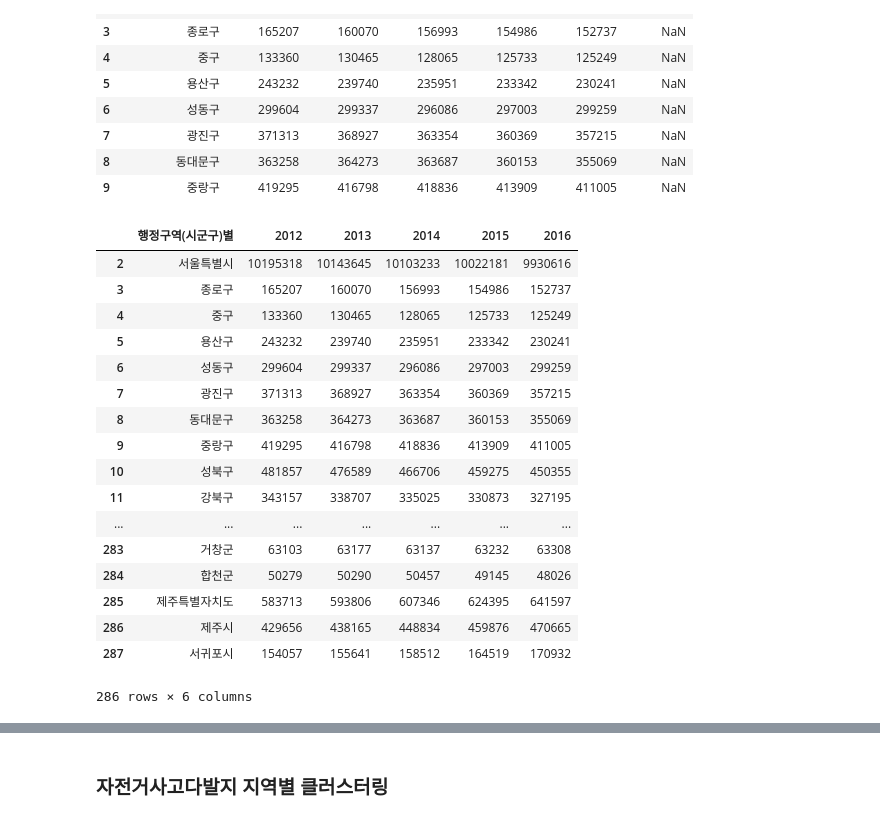
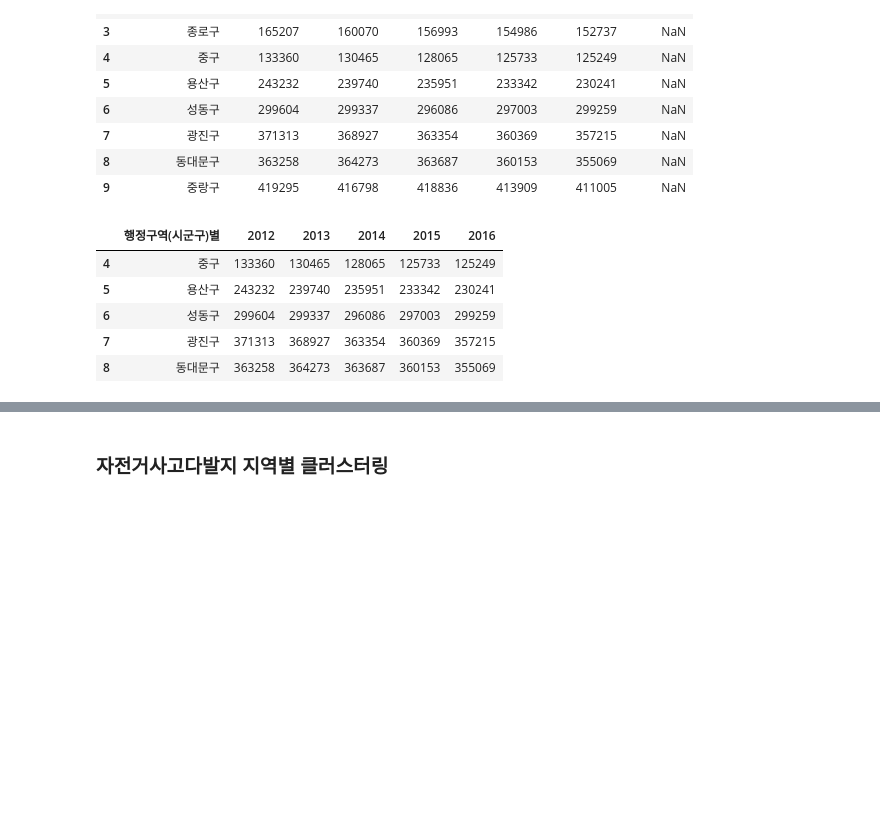
Before and after one commit to parksunwoo/dbs_zero2all, a Jupyter notebook: 9th_week/maps_modeling.ipynb, the cells around one changed output, grey strips where cells are left out. Drawn from its saved outputs; the diff is of its cells as text; code cells hidden in the pictures; blank space fills up the shorter version.

```diff
--- a/9th_week/maps_modeling.ipynb
+++ b/9th_week/maps_modeling.ipynb
@@ -467,23 +366,11 @@ train_poplation.head(10)
 | 9 | 중랑구 | 419295 | 416798 | 418836 | 413909 | 411005 | NaN |
 # %%
 train_poplation = train_poplation.drop(train_poplation.index[[0,1]])
-train_poplation.replace("-", 0)
+train_poplation.replace("-", 0).head(5)
 # %% [output]
 |  | 행정구역(시군구)별 | 2012 | 2013 | 2014 | 2015 | 2016 |
-| 2 | 서울특별시 | 10195318 | 10143645 | 10103233 | 10022181 | 9930616 |
-| 3 | 종로구 | 165207 | 160070 | 156993 | 154986 | 152737 |
 | 4 | 중구 | 133360 | 130465 | 128065 | 125733 | 125249 |
 | 5 | 용산구 | 243232 | 239740 | 235951 | 233342 | 230241 |
 | 6 | 성동구 | 299604 | 299337 | 296086 | 297003 | 299259 |
 | 7 | 광진구 | 371313 | 368927 | 363354 | 360369 | 357215 |
 | 8 | 동대문구 | 363258 | 364273 | 363687 | 360153 | 355069 |
-| 9 | 중랑구 | 419295 | 416798 | 418836 | 413909 | 411005 |
-| 10 | 성북구 | 481857 | 476589 | 466706 | 459275 | 450355 |
-| 11 | 강북구 | 343157 | 338707 | 335025 | 330873 | 327195 |
-| ... | ... | ... | ... | ... | ... | ... |
-| 283 | 거창군 | 63103 | 63177 | 63137 | 63232 | 63308 |
-| 284 | 합천군 | 50279 | 50290 | 50457 | 49145 | 48026 |
-| 285 | 제주특별자치도 | 583713 | 593806 | 607346 | 624395 | 641597 |
-| 286 | 제주시 | 429656 | 438165 | 448834 | 459876 | 470665 |
-| 287 | 서귀포시 | 154057 | 155641 | 158512 | 164519 | 170932 |
-286 rows × 6 columns
```
Also changed, not shown: parts of 10 cells of this notebook.
